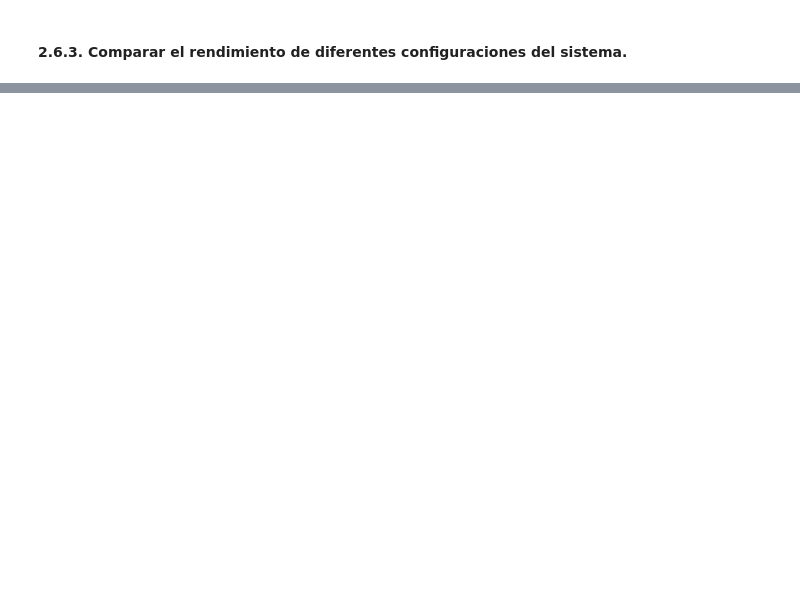
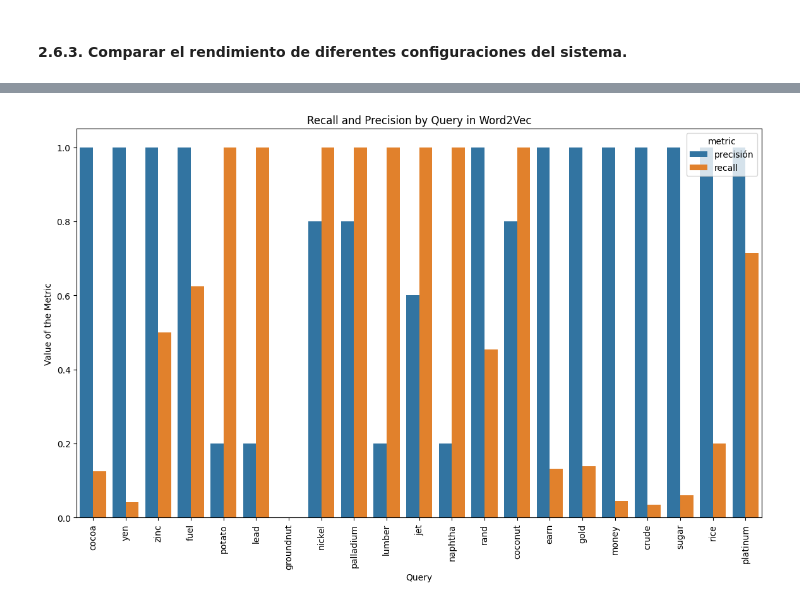
Before and after one commit to Diegow7/Retrieval_System_Reuters, a Jupyter notebook: IRS_Preprocessing.ipynb, the cells around one changed output, grey strips where cells are left out. Cells and saved outputs as stored; diff of their text form; code cells hidden in the pictures; blank space fills up the shorter version.

```diff
--- a/IRS_Preprocessing.ipynb
+++ b/IRS_Preprocessing.ipynb
@@ -771,7 +771,7 @@ conjunto_consultas = [
 ]
 # %%
 # Umbral de similitud
-umbral = 0.08
+umbral_tfid = 0.08
 
 # Diccionario para almacenar los resultados de métricas por consulta
 metricas_por_consulta = []
@@ -792,7 +792,7 @@ for consulta_usuario in conjunto_consultas:
         ranking_resultados_tfidf = ranking_tfidf(resultados_coseno_tfidf)
 
         # Filtrar los documentos relevantes (similitud mayor que el umbral)
-        documentos_relevantes = [doc for doc, sim in ranking_resultados_tfidf if sim >= umbral]
+        documentos_relevantes = [doc for doc, sim in ranking_resultados_tfidf if sim >= umbral_tfid]
 
         # Resultados recuperados (los 5 primeros documentos)
         resultados_recuperados = [doc for doc, sim in ranking_resultados_tfidf[:5]]
@@ -853,0 +873,7 @@ plt.show()
+# %%
+# Crear un DataFrame con las métricas para el vector W2V
+df_metricas_w2v = pd.DataFrame(metricas_por_consulta_w2v)
+
+# Mostrar el DataFrame
+print("BUSQUEDA (W2V)")
+print(df_metricas_w2v)
@@ -855,0 +920,20 @@ plt.show()
+# %%
+# DataFrame para tener las métricas
+df_melted_w2v = df_metricas_w2v.melt(id_vars='query', value_vars=['precisión', 'recall'], var_name='metric', value_name='value')
+
+# Crear la figura
+plt.figure(figsize=(14, 8))
+
+# Crear el gráfico de barras
+sns.barplot(x='query', y='value', hue='metric', data=df_melted_w2v)
+
+# Configurar el gráfico
+plt.xticks(rotation=90)  # Rotar las etiquetas del eje x para que se vean mejor
+plt.title('Recall and Precision by Query in Word2Vec')  # Título del gráfico
+plt.xlabel('Query')  # Etiqueta del eje X
+plt.ylabel('Value of the Metric')  # Etiqueta del eje Y
+
+# Mostrar el gráfico
+plt.show()
+# %% [output]
+[figure, added]
```
Also changed, not shown: parts of 12 cells of this notebook.
